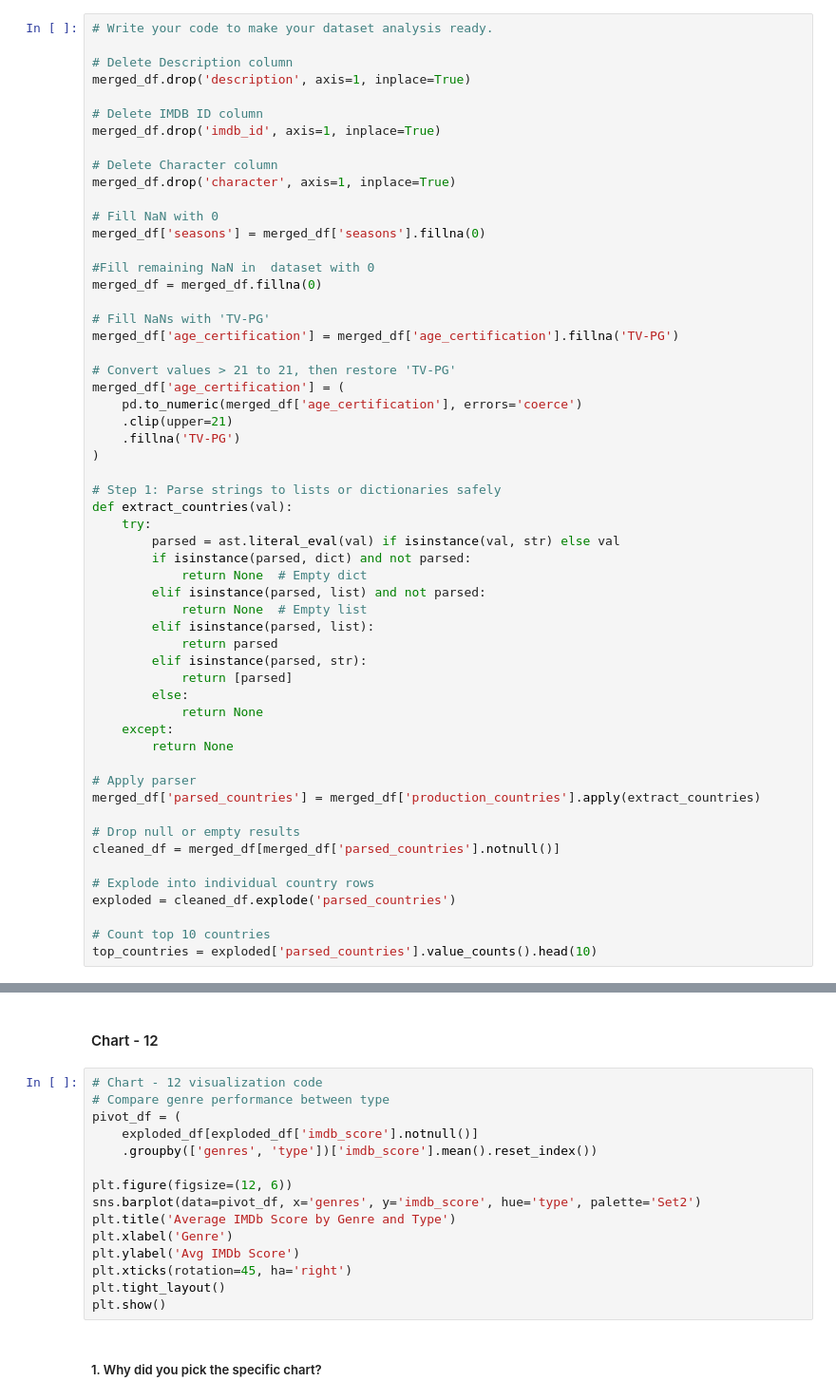
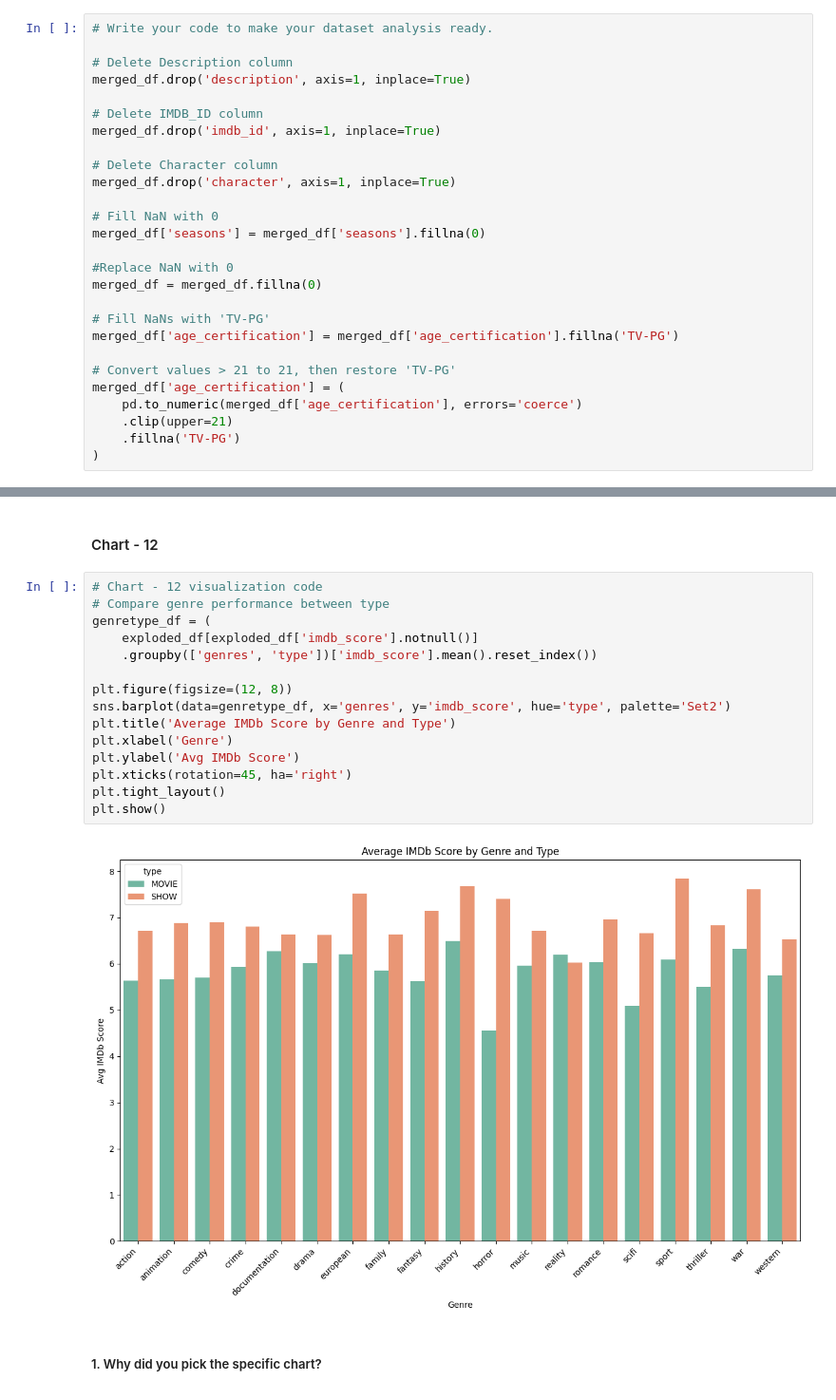
Before and after one commit to karthikdoguparthi/Amazon-Prime-EDA, a Jupyter notebook: Amazon_Prime_EDA.ipynb, the cells around one changed output, grey strips where cells are left out. Shown at 95% size. Cells and saved outputs as stored; diff of their text form.

```diff
--- a/Amazon_Prime_EDA.ipynb
+++ b/Amazon_Prime_EDA.ipynb
@@ -180,7 +302,7 @@ for column in merged_df.columns:
 # Delete Description column
 merged_df.drop('description', axis=1, inplace=True)
 
-# Delete IMDB ID column
+# Delete IMDB_ID column
 merged_df.drop('imdb_id', axis=1, inplace=True)
 
 # Delete Character column
@@ -189,7 +311,7 @@ merged_df.drop('character', axis=1, inplace=True)
 # Fill NaN with 0
 merged_df['seasons'] = merged_df['seasons'].fillna(0)
 
-#Fill remaining NaN in  dataset with 0
+#Replace NaN with 0
 merged_df = merged_df.fillna(0)
 
 # Fill NaNs with 'TV-PG'
@@ -201,32 +323,3 @@ merged_df['age_certification'] = (
     .clip(upper=21)
     .fillna('TV-PG')
 )
-
-# Step 1: Parse strings to lists or dictionaries safely
-def extract_countries(val):
-    try:
-        parsed = ast.literal_eval(val) if isinstance(val, str) else val
-        if isinstance(parsed, dict) and not parsed:
-            return None  # Empty dict
-        elif isinstance(parsed, list) and not parsed:
-            return None  # Empty list
-        elif isinstance(parsed, list):
-            return parsed
-        elif isinstance(parsed, str):
-            return [parsed]
-        else:
-            return None
-    except:
-        return None
-
-# Apply parser
-merged_df['parsed_countries'] = merged_df['production_countries'].apply(extract_countries)
-
-# Drop null or empty results
-cleaned_df = merged_df[merged_df['parsed_countries'].notnull()]
-
-# Explode into individual country rows
-exploded = cleaned_df.explode('parsed_countries')
-
-# Count top 10 countries
-top_countries = exploded['parsed_countries'].value_counts().head(10)
@@ -553,17 +705,19 @@ Answer Here
 # %%
 # Chart - 12 visualization code
 # Compare genre performance between type
-pivot_df = (
+genretype_df = (
     exploded_df[exploded_df['imdb_score'].notnull()]
     .groupby(['genres', 'type'])['imdb_score'].mean().reset_index())
 
-plt.figure(figsize=(12, 6))
-sns.barplot(data=pivot_df, x='genres', y='imdb_score', hue='type', palette='Set2')
+plt.figure(figsize=(12, 8))
+sns.barplot(data=genretype_df, x='genres', y='imdb_score', hue='type', palette='Set2')
 plt.title('Average IMDb Score by Genre and Type')
 plt.xlabel('Genre')
 plt.ylabel('Avg IMDb Score')
 plt.xticks(rotation=45, ha='right')
 plt.tight_layout()
 plt.show()
+# %% [output]
+[figure, added]
 # %% [markdown]
 ##### 1. Why did you pick the specific chart?
```
Also changed, not shown: parts of 119 cells of this notebook.
